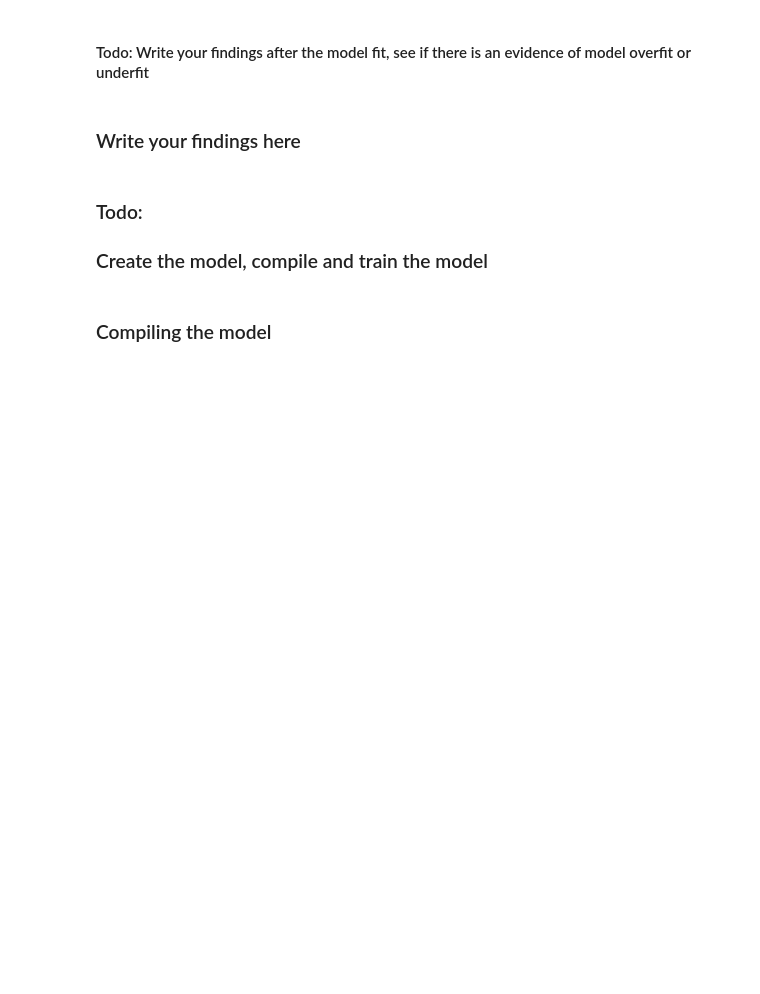
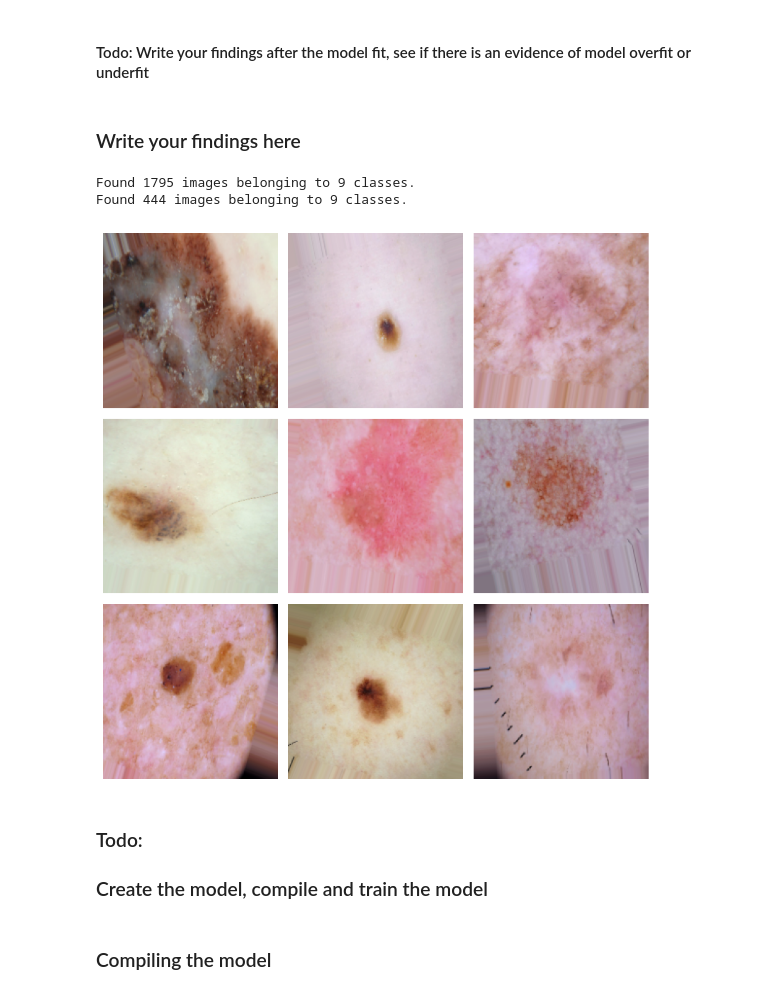
Before and after one commit to hargurjeet/Melanoma_Detection_Case_Study, a Jupyter notebook: Starter_code_Assignment_CNN_Skin_Cancer_1.ipynb, the cells around one changed output. Drawn from its saved outputs; the diff is of its cells as text; code cells hidden in the pictures; blank space fills up the shorter version.

```diff
--- a/Starter_code_Assignment_CNN_Skin_Cancer_1.ipynb
+++ b/Starter_code_Assignment_CNN_Skin_Cancer_1.ipynb
@@ -137,3 +315,36 @@ plt.show()
 # %%
 # Todo, after you have analysed the model fit history for presence of underfit or overfit, choose an appropriate data augumentation strategy.
 # Your code goes here
+train_datagen = ImageDataGenerator(
+    rescale=1./255,
+    rotation_range=20,
+    width_shift_range=0.2,
+    height_shift_range=0.2,
+    shear_range=0.2,
+    zoom_range=0.2,
+    horizontal_flip=True,
+    fill_mode='nearest',
+    validation_split=0.2
+)
+
+
+train_ds = train_datagen.flow_from_directory(
+    directory=data_dir_train,
+    target_size=(img_height,img_width),
+    batch_size=batch_size,
+    class_mode="categorical",
+    subset="training",
+    seed=123
+)
+
+val_ds = train_datagen.flow_from_directory(
+    directory=data_dir_train,
+    target_size=(img_height,img_width),
+    batch_size=batch_size,
+    class_mode="categorical",
+    subset="validation",
+    seed=123
+)
+# %% [output]
+Found 1795 images belonging to 9 classes.
+Found 444 images belonging to 9 classes.
@@ -143,3 +351,20 @@ plt.show()
+# %%
+# Todo, visualize how your augmentation strategy works for one instance of training image.
+# Your code goes here
+
+# Generate a batch of augmented images and labels
+x_batch, y_batch = train_ds.next()
+
+# Visualize the first 9 images in the batch
+fig, axs = plt.subplots(nrows=3, ncols=3, figsize=(8, 8))
+axs = axs.flatten()
+for i in range(9):
+    axs[i].imshow(x_batch[i])
+    axs[i].axis('off')
+plt.tight_layout()
+plt.show()
+# %% [output]
+[figure, added]
 # %% [markdown]
 ### Todo:
 ### Create the model, compile and train the model
```
Also changed, not shown: parts of 49 cells of this notebook.
